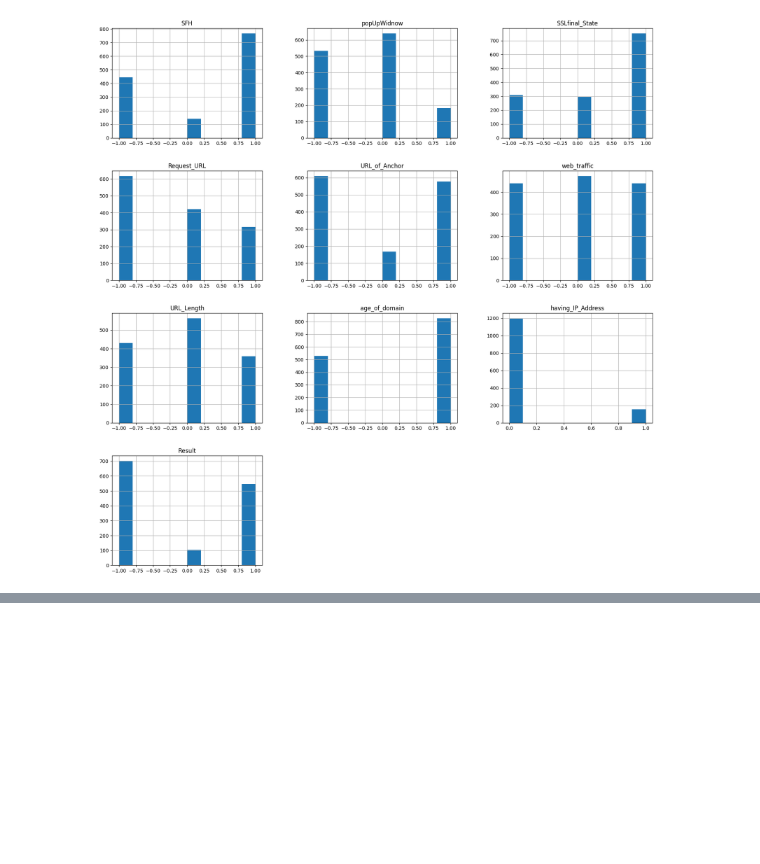
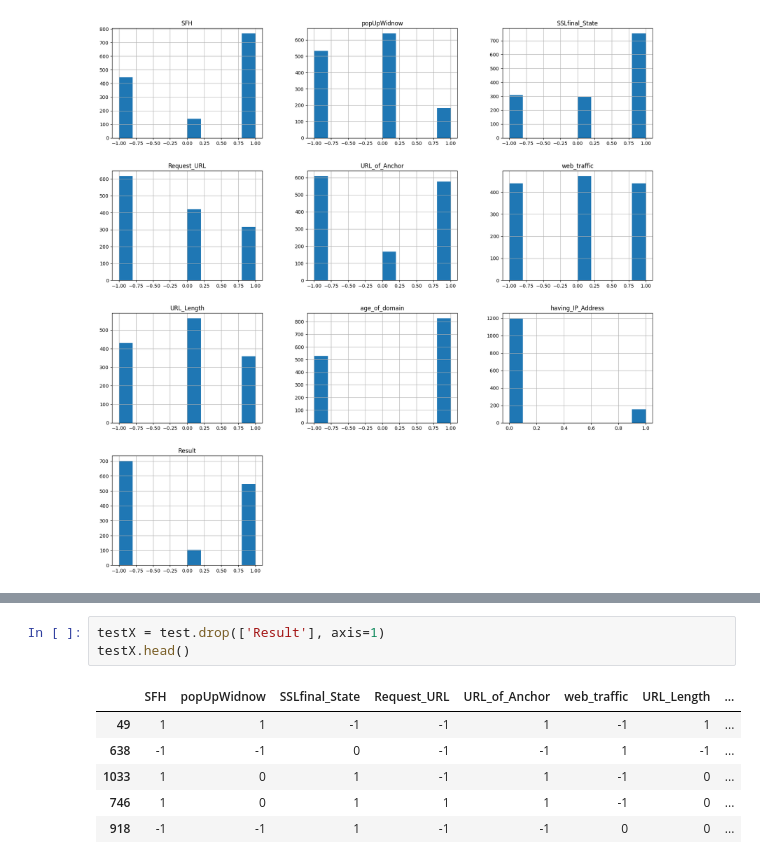
Before and after one commit to juto-shogan/Cyber-Attack, a Jupyter notebook: cyber-attack.ipynb, the cells around one changed output, grey strips where cells are left out. Cells and saved outputs as stored; diff of their text form; blank space fills up the shorter version.

```diff
--- a/cyber-attack.ipynb
+++ b/cyber-attack.ipynb
@@ -61,0 +93,10 @@ array([[<AxesSubplot: title={'center': 'SFH'}>,
+# %%
+testX = test.drop(['Result'], axis=1)
+testX.head()
+# %% [output]
+|  | SFH | popUpWidnow | SSLfinal_State | Request_URL | URL_of_Anchor | web_traffic | URL_Length | ... |
+| 49 | 1 | 1 | -1 | -1 | 1 | -1 | 1 | ... |
+| 638 | -1 | -1 | 0 | -1 | -1 | 1 | -1 | ... |
+| 1033 | 1 | 0 | 1 | -1 | 1 | -1 | 0 | ... |
+| 746 | 1 | 0 | 1 | 1 | 1 | -1 | 0 | ... |
+| 918 | -1 | -1 | 1 | -1 | -1 | 0 | 0 | ... |
```
Also changed, not shown: parts of 10 cells of this notebook, 1 other file.
